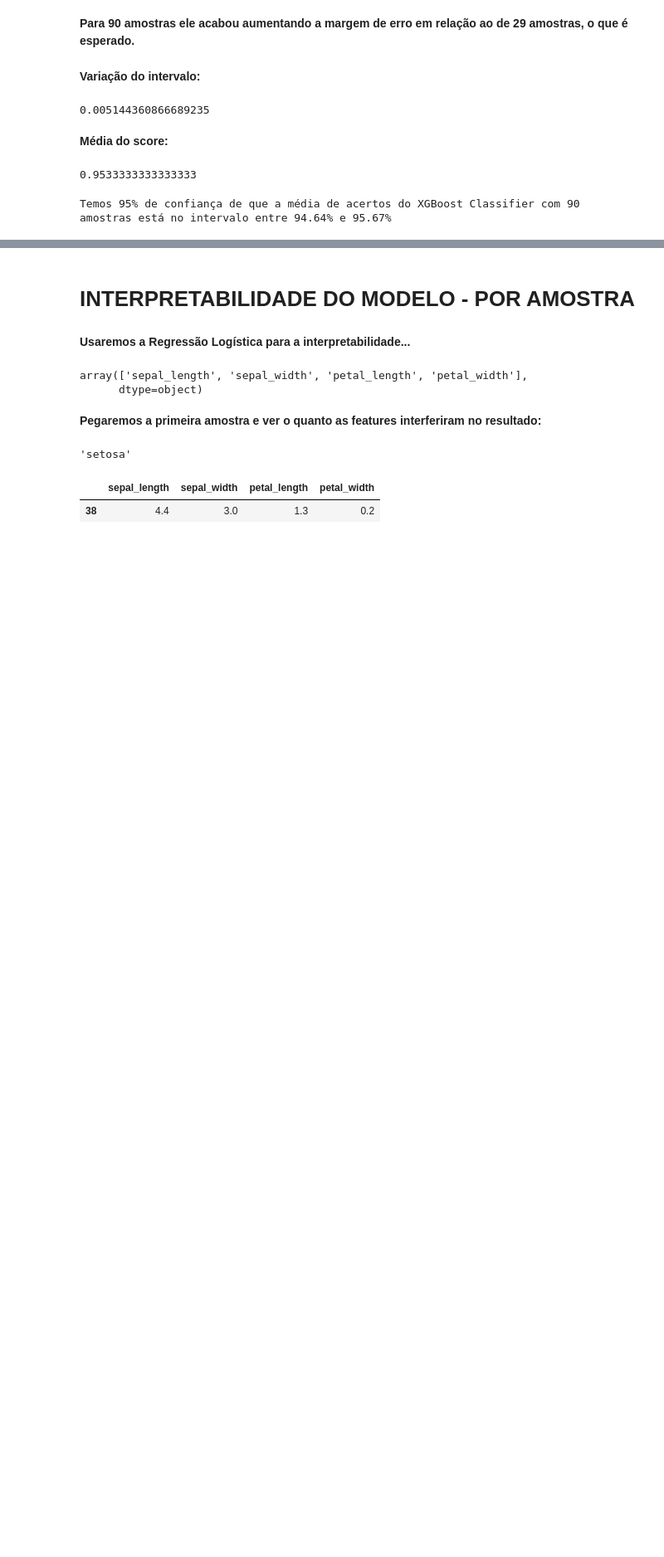
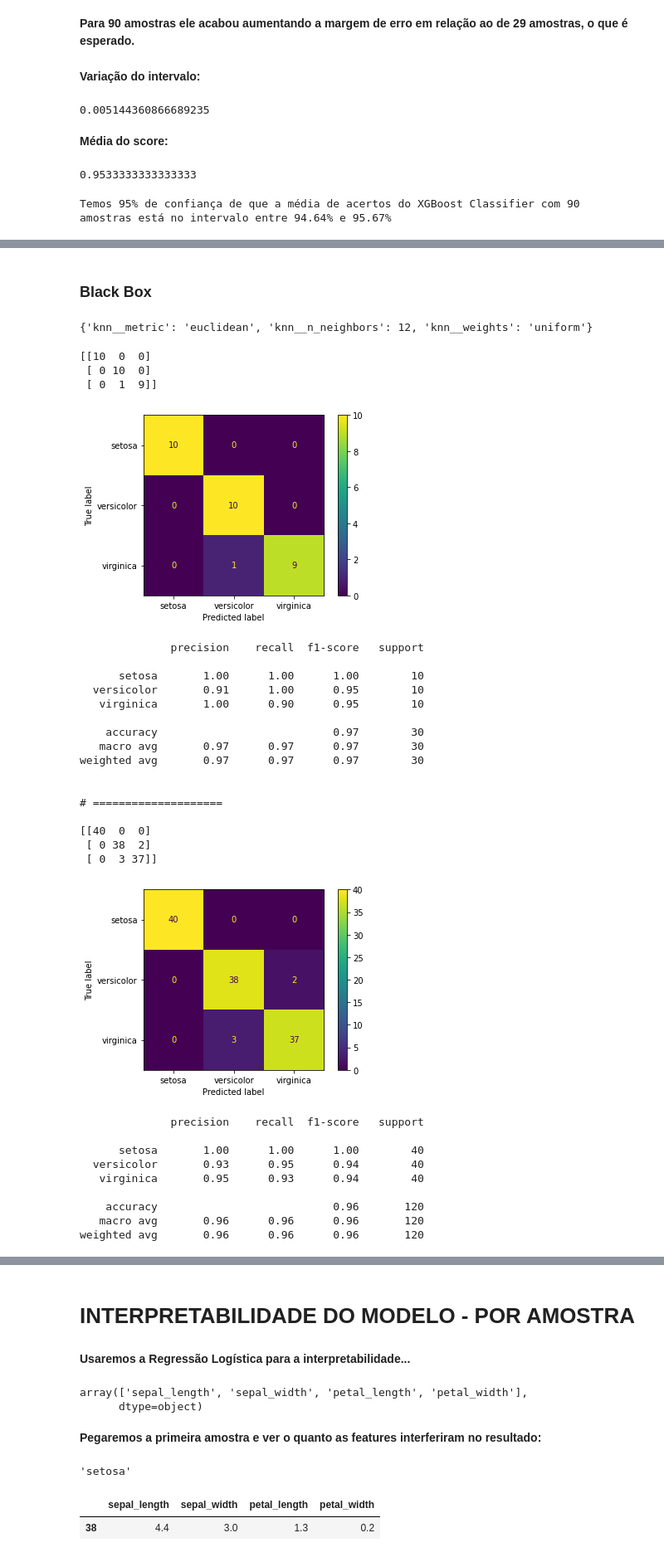
Before and after one commit to fabiobarreto-ds/machine-learning, a Jupyter notebook: 02-IRIS_ml.ipynb, the cells around one changed output, grey strips where cells are left out. Shown at 83% size. Cells and saved outputs as stored; diff of their text form; code cells hidden in the pictures; blank space fills up the shorter version.

```diff
--- a/02-IRIS_ml.ipynb
+++ b/02-IRIS_ml.ipynb
@@ -666,0 +588,2 @@ Temos 95% de confiança de que a média de acertos do XGBoost Classifier com 90
+# %% [markdown]
+### **Black Box**
@@ -666,0 +642,55 @@ Temos 95% de confiança de que a média de acertos do XGBoost Classifier com 90
+# %%
+grid_knn.best_params_
+# %% [output]
+{'knn__metric': 'euclidean', 'knn__n_neighbors': 12, 'knn__weights': 'uniform'}
+# %%
+y_pred_test = grid_knn.predict(X_test)
+
+print(confusion_matrix(y_test, y_pred_test))
+
+ConfusionMatrixDisplay.from_predictions(y_test, y_pred_test)
+plt.show()
+
+print(classification_report(y_test, y_pred_test))
+
+print("\n# ====================\n")
+
+y_pred_train = grid_knn.predict(X_train)
+
+print(confusion_matrix(y_train, y_pred_train))
+
+ConfusionMatrixDisplay.from_predictions(y_train, y_pred_train)
+plt.show()
+
+print(classification_report(y_train, y_pred_train))
+# %% [output]
+[[10  0  0]
+ [ 0 10  0]
+ [ 0  1  9]]
+[figure, added]
+              precision    recall  f1-score   support
+
+      setosa       1.00      1.00      1.00        10
+  versicolor       0.91      1.00      0.95        10
+   virginica       1.00      0.90      0.95        10
+
+    accuracy                           0.97        30
+   macro avg       0.97      0.97      0.97        30
+weighted avg       0.97      0.97      0.97        30
+
+
+# ====================
+
+[[40  0  0]
+ [ 0 38  2]
+ [ 0  3 37]]
+[figure, added]
+              precision    recall  f1-score   support
+
+      setosa       1.00      1.00      1.00        40
+  versicolor       0.93      0.95      0.94        40
+   virginica       0.95      0.93      0.94        40
+
+    accuracy                           0.96       120
+   macro avg       0.96      0.96      0.96       120
+weighted avg       0.96      0.96      0.96       120
```
Also changed, not shown: parts of 42 cells of this notebook, 2 other files.
